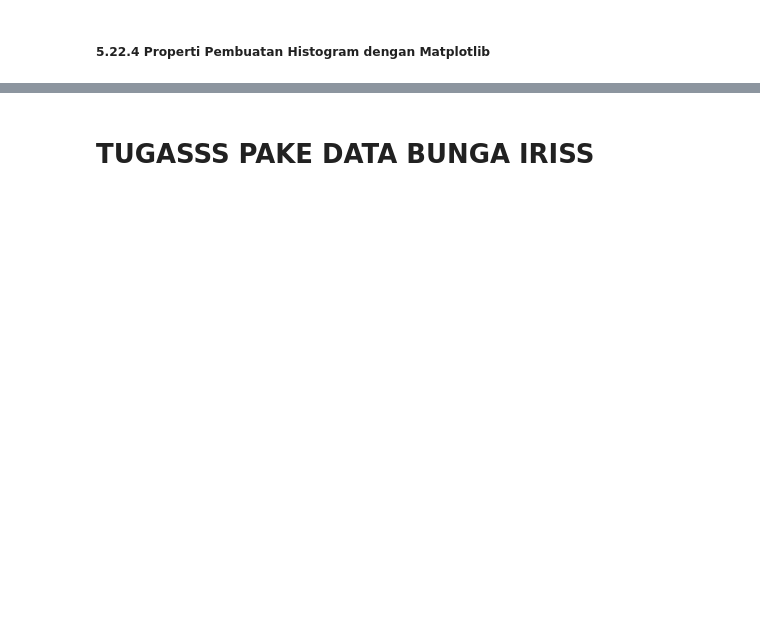
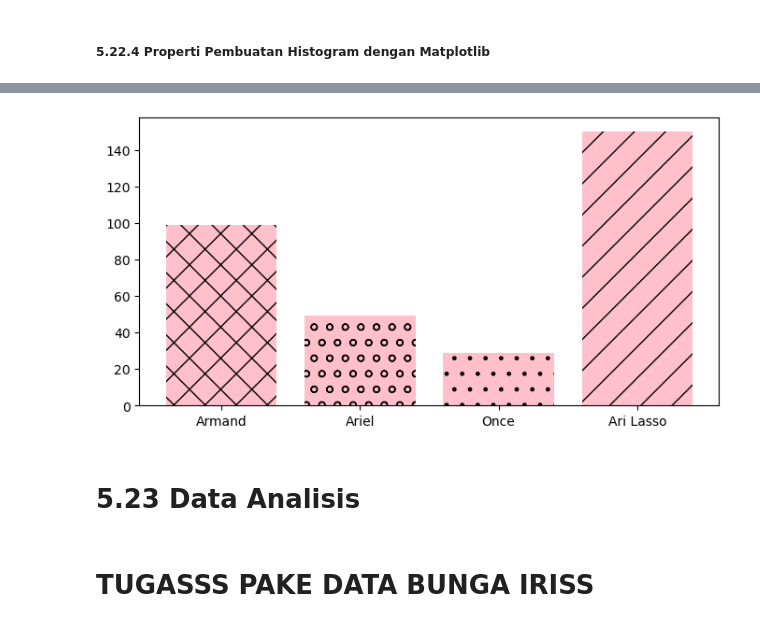
Before and after one commit to deswintadhrm/Tugas-Algoritma, a Jupyter notebook: Kuliah Minggu 6 (10 April 2023).ipynb, the cells around one changed output, grey strips where cells are left out. Drawn from its saved outputs; the diff is of its cells as text; code cells hidden in the pictures; blank space fills up the shorter version.

```diff
--- a/Kuliah Minggu 6 (10 April 2023).ipynb
+++ b/Kuliah Minggu 6 (10 April 2023).ipynb
@@ -186,2 +415,18 @@ plt.show()
+# %%
+penyanyi = ['Armand','Ariel','Once','Ari Lasso']
+penggemar = [99,49,29,150]
+
+plt.figure(figsize=(8,4))
+hist = plt.bar(penyanyi,penggemar,color='pink')
+pola = ['x','o','.','/']
+
+for bar in hist:
+    bar.set_hatch(pola.pop(0))
+
+plt.show()
+# %% [output]
+[figure, added]
+# %% [markdown]
+# 5.23 Data Analisis
 # %% [markdown]
 # TUGASSS PAKE DATA BUNGA IRISS
```
Also changed, not shown: parts of 27 cells of this notebook.
